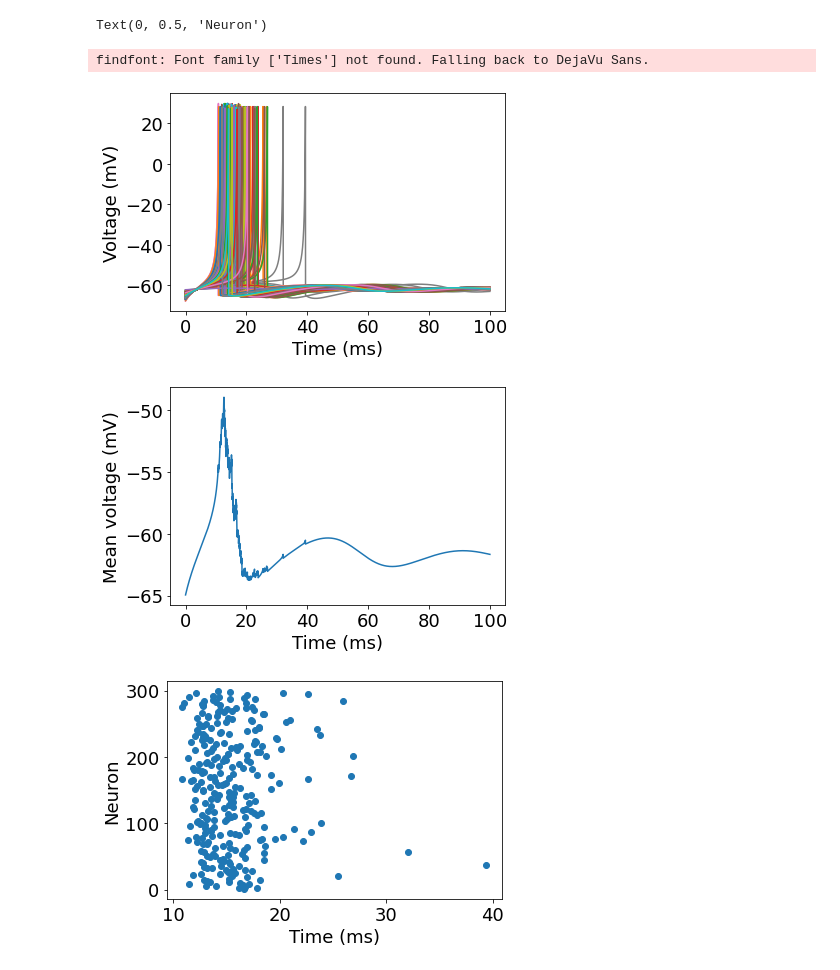
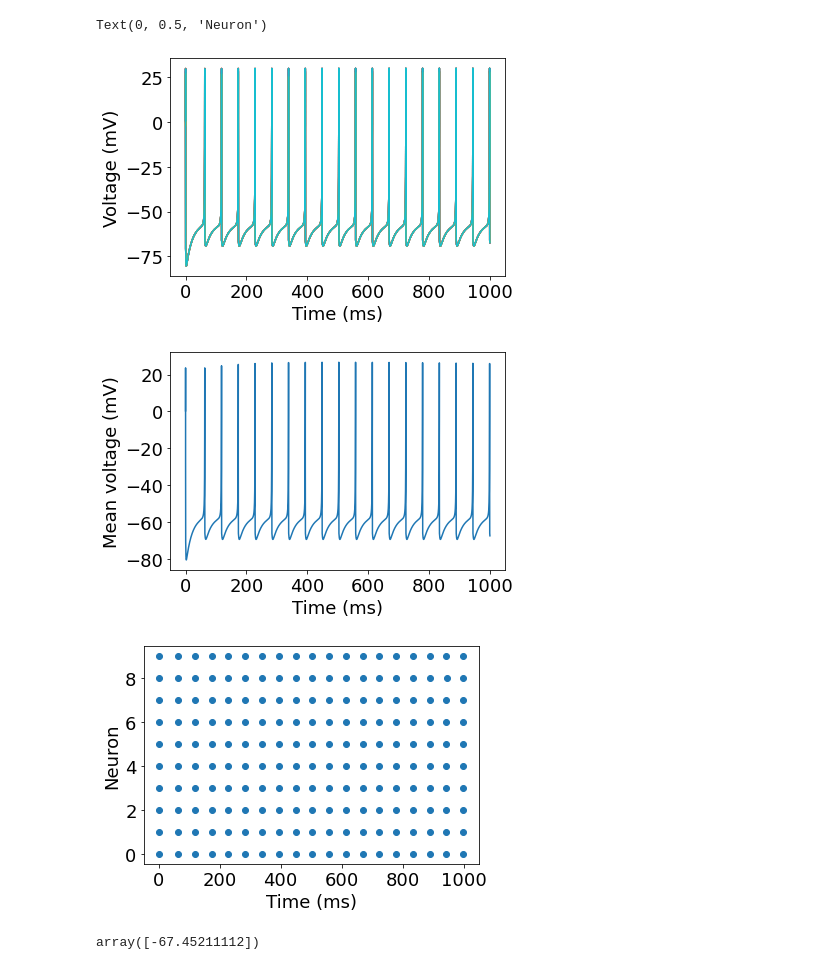
Before and after one commit to davidkelly2002/Final-Year-Project, a Jupyter notebook: Basic Neuron Model.ipynb, the cells around one changed output. Saved outputs shown, nothing was run; the diff lists cells and outputs as text; code cells hidden in the pictures.

```diff
--- a/Basic Neuron Model.ipynb
+++ b/Basic Neuron Model.ipynb
@@ -3,17 +125,16 @@ import numpy as np
 import matplotlib.pyplot as plt
 from scipy.integrate import solve_ivp
 import seaborn as sns
+from scipy.interpolate import interp1d
 
 np.random.seed(101)
 
-# Numerical parameters
-N = 300               # Number of neurons
-T = 100             # Final time in ms
-M = 50000           # Max number of spikes
+N = 10
+T = 1000
+M = 50000
 dt = 0.005
 t0 = 0
 
-# Model parameters
 k = 1
 I = 0.15
 a = 0.1
@@ -23,33 +144,37 @@ d = -1
 v_reset = c
 v_thresh = 30
 
-v_init = np.random.normal(-65, 1, size=(N))
-u_init = 0.26*v_init  # Not sure what u_init should be
+v_init = np.random.normal(0,1, size=(N))
+u_init = np.zeros(v_init.shape)
+
 
 t_all = np.array([t0])
 y_0 = np.concatenate([v_init, u_init])
 y_all = np.reshape(y_0, (y_0.shape[0], 1))
 
+spike_times = np.zeros((M, 2))
+spikeCounter = 0
+i = 0
+
+
 def dxdt(t, x, k, a, b, I):
     v = x[:N]
     u = x[N:2*N]
-
     dvdt = k * (0.04 * v**2 + 5 * v + 140 - u + I)
     dudt = k * a * (b * v - u)
 
     return np.concatenate([dvdt, dudt])
+
 
 def v_spike(t, x, k, a, b, I):
     return x[:N].max() - v_thresh
 v_spike.terminal = True
 v_spike.direction = 1
 
-spike_times = np.zeros((M, 2))
-spikeCounter = 0
-i = 0
 
 while i < M and t0 < T:
     y0 = np.concatenate([v_init, u_init])
+
 
     sol_v = solve_ivp(dxdt, [t0, T], y0, args=(k, a, b, I), dense_output=True,
                       events=v_spike, rtol=1e-8)
@@ -59,6 +184,7 @@ while i < M and t0 < T:
     t = np.linspace(t0, t_end, steps)
     y = sol_v.sol(t)
 
+
     t_all = np.concatenate([t_all, t[:-1]], axis=0)
     y_all = np.concatenate([y_all, y[:, :-1]], axis=1)
 
@@ -66,42 +192,51 @@ while i < M and t0 < T:
     v_init = y[:N, -1]
     u_init = y[N:2*N, -1]
 
+    # Check for spikes
     if len(sol_v.t_events[0]) > 0:
         spike = v_init.argmax()
 
         v_init[spike] = v_reset
-        u_init[spike] += d  # Check this is correct
+        u_init += 1/N   # u=====>u + d
 
         spike_times[spikeCounter, :] = [t0, spike]
-        spikeCounter = spikeCounter + 1
+        spikeCounter += 1
         i += 1
 
-        colours = sns.color_palette('deep')
+
+colours = sns.color_palette('deep')
 font = {'family': 'Times', 'weight': 'normal', 'size': 18}
 plt.rc('font', **font)
 
 
 plt.figure()
 plt.plot(t_all, y_all[:N, :].T)
 plt.xlabel('Time (ms)')
 plt.ylabel('Voltage (mV)')
 
+
+
 plt.figure()
-plt.plot(t_all,y_all[:N,:].mean(axis=0))
+plt.plot(t_all, y_all[:N, :].mean(axis=0))
 plt.xlabel('Time (ms)')
 plt.ylabel('Mean voltage (mV)')
+
+
 
 spike_times = spike_times[:spikeCounter, :]
 plt.figure()
 plt.scatter(spike_times[:, 0], spike_times[:, 1])
 plt.xlabel('Time (ms)')
 plt.ylabel('Neuron')
 # %% [output]
 Text(0, 0.5, 'Neuron')
-findfont: Font family ['Times'] not found. Falling back to DejaVu Sans.
-[figure, old version]
+[figure, new version]
-[figure, old version]
+[figure, new version]
-[figure, old version]
+[figure, new version]
+# %%
+v_init
+# %% [output]
+array([-67.45211112])
 # %%
 import numpy as np
 import matplotlib.pyplot as plt
```
Also changed, not shown: parts of 6 cells of this notebook.
